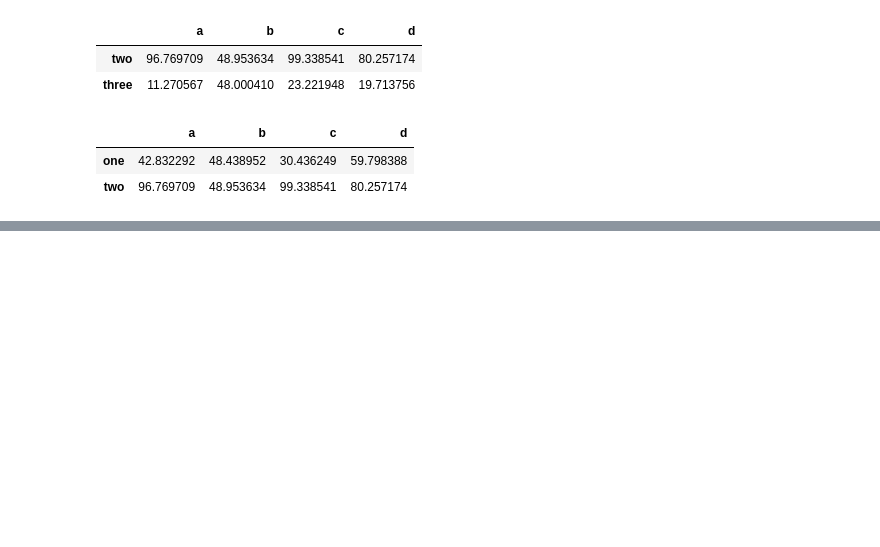
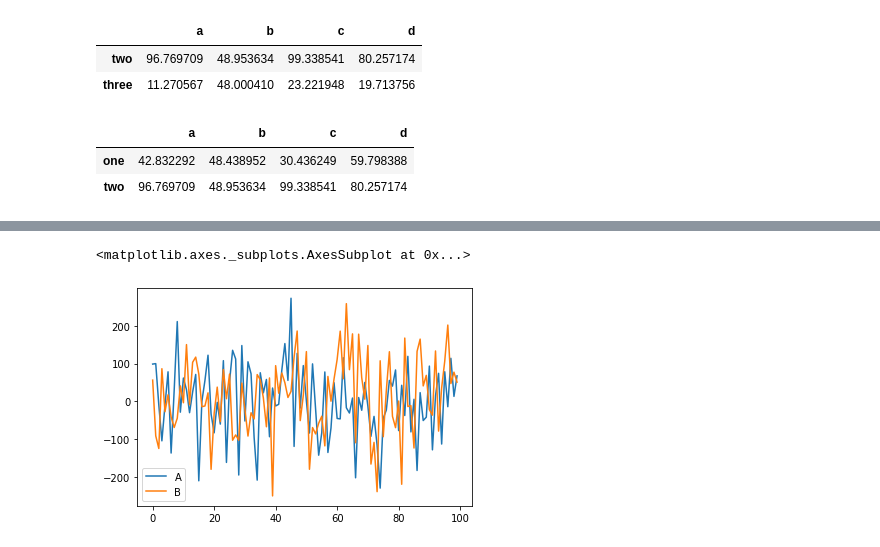
Before and after one commit to 2804983329/data-analysis, a Jupyter notebook: 数据分析python升级/00/Pandas数据清洗.ipynb, the cells around one changed output, grey strips where cells are left out. Cells and saved outputs as stored; diff of their text form; code cells hidden in the pictures; blank space fills up the shorter version.

```diff
--- a/数据分析python升级/00/Pandas数据清洗.ipynb
+++ b/数据分析python升级/00/Pandas数据清洗.ipynb
@@ -252,0 +314,3 @@ df1[df1['comment']>50][['name','q','e','s']]
+# %%
+df = pd.DataFrame(np.random.randn(100,2)*100,columns=['A','B'])
+df.head()
@@ -252,0 +324,9 @@ df1[df1['comment']>50][['name','q','e','s']]
+# %%
+import  matplotlib.pyplot as plt
+#% matplotlib inline
+
+df.plot()
+plt.grid()
+# %% [output]
+<matplotlib.axes._subplots.AxesSubplot at 0x...>
+[figure, added]
```
Also changed, not shown: parts of 19 cells of this notebook.
